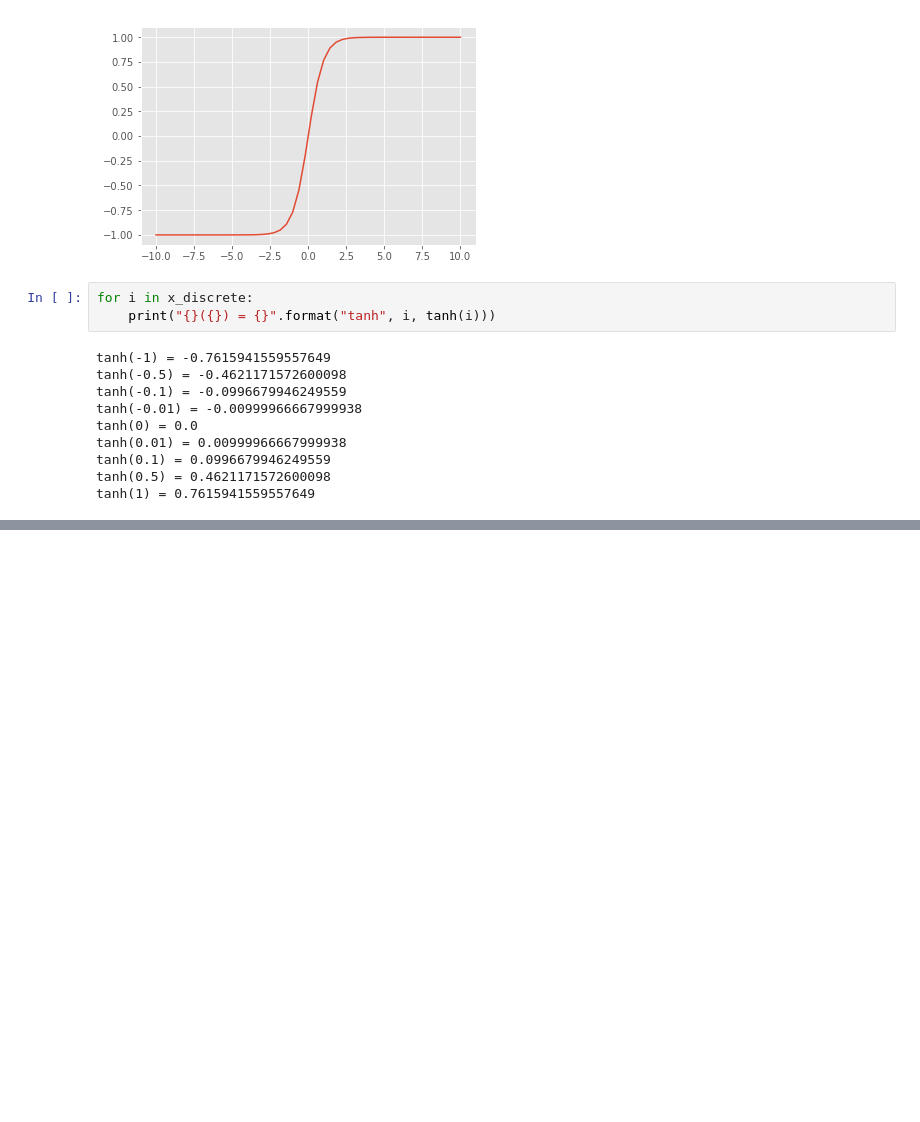
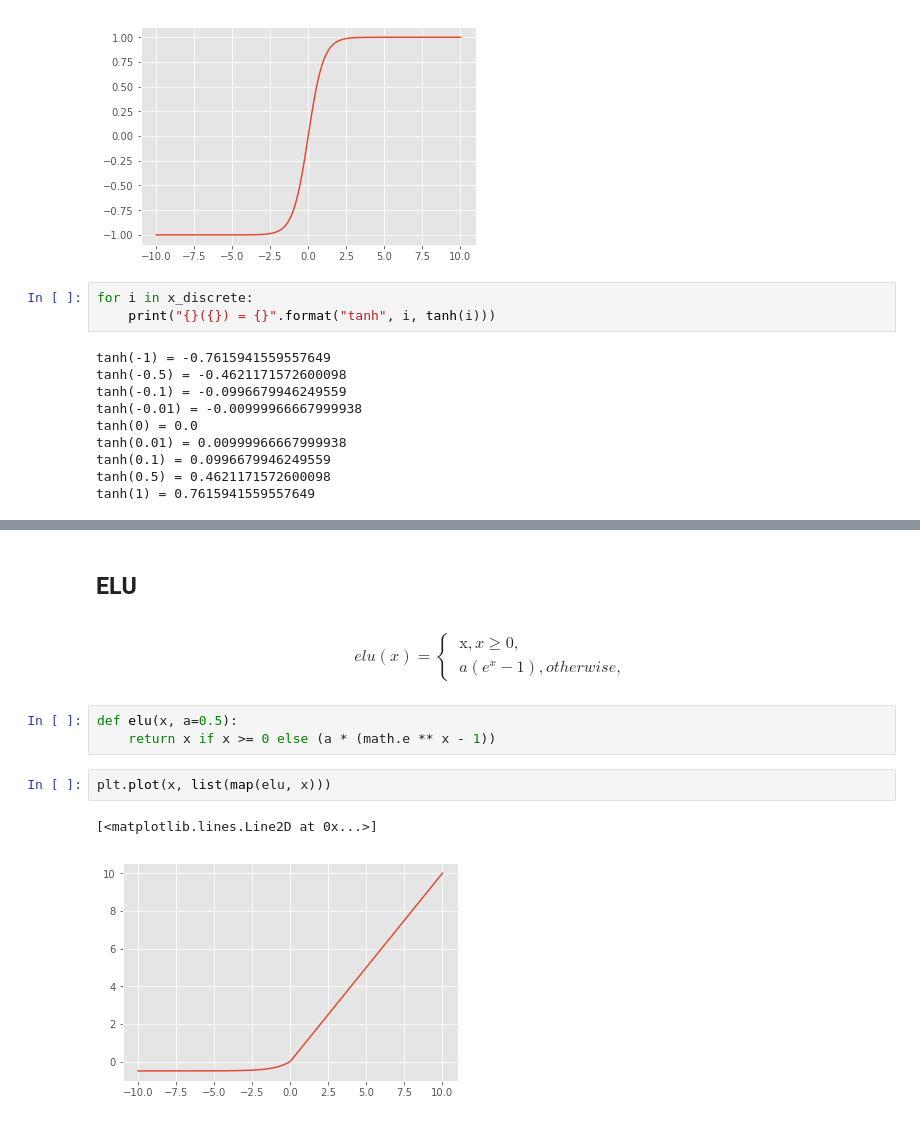
Before and after one commit to tivvit/nn-basics, a Jupyter notebook: nb/3. Activation functions.ipynb, the cells around one changed output, grey strips where cells are left out. Saved outputs shown, nothing was run; the diff lists cells and outputs as text; blank space fills up the shorter version.

```diff
--- a/nb/3. Activation functions.ipynb
+++ b/nb/3. Activation functions.ipynb
@@ -173,0 +234,18 @@ tanh(1) = 0.7615941559557649
+# %% [markdown]
+## ELU
+# %% [markdown]
+\begin{equation*}
+elu(x) =
+\begin{cases}
+ & \text{x}, x \geq 0, \\
+ & a(e^{x} - 1), otherwise,
+\end{cases}
+\end{equation*}
+# %%
+def elu(x, a=0.5):
+    return x if x >= 0 else (a * (math.e ** x - 1))
+# %%
+plt.plot(x, list(map(elu, x)))
+# %% [output]
+[<matplotlib.lines.Line2D at 0x...>]
+[figure, added]
```
Also changed, not shown: parts of 13 cells of this notebook, 3 other files.
